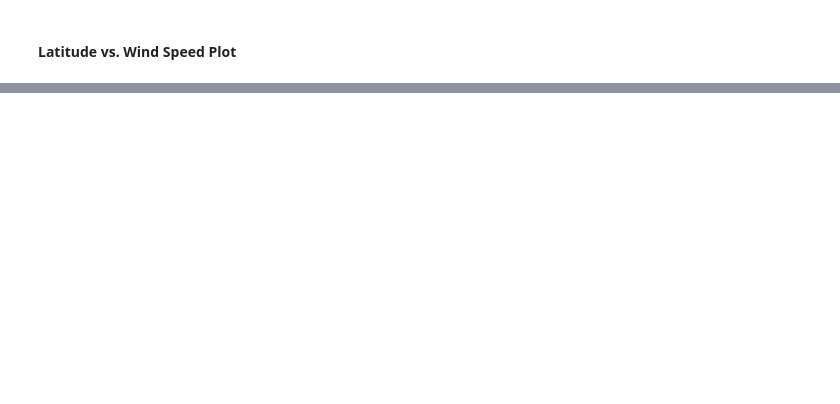
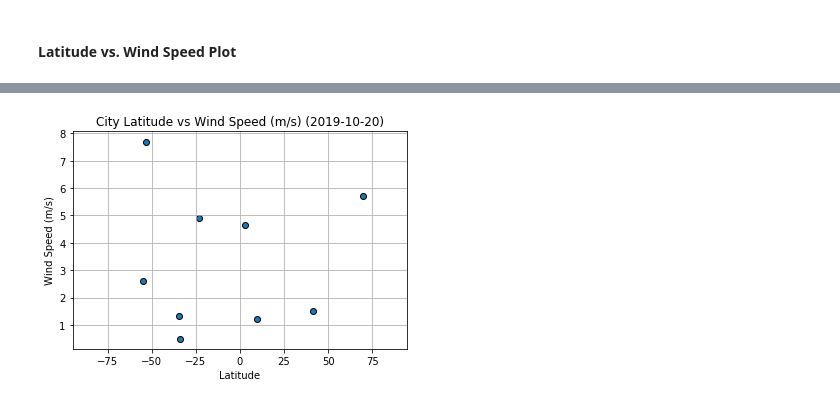
Before and after one commit to vitoperez117/Weather-Data-API-Requests-Pandas-Matplotlib, a Jupyter notebook: WeatherPy.ipynb, the cells around one changed output, grey strips where cells are left out. Drawn from its saved outputs; the diff is of its cells as text; code cells hidden in the pictures; blank space fills up the shorter version.

```diff
--- a/WeatherPy.ipynb
+++ b/WeatherPy.ipynb
@@ -199,0 +201,13 @@ plt.show()
+# %%
+plt.scatter(lat, wind_speed, edgecolors = 'k')
+plt.xlabel("Latitude")
+plt.ylabel("Wind Speed (m/s)")
+plt.xlim(-95,95)
+
+plt.grid()
+
+plot_date = datetime.fromtimestamp(weather_df['Date'][0]).date()
+plt.title(f"City Latitude vs Wind Speed (m/s) ({plot_date})")
+plt.show()
+# %% [output]
+[figure, added]
```
Also changed, not shown: parts of 9 cells of this notebook, 2 other files.
